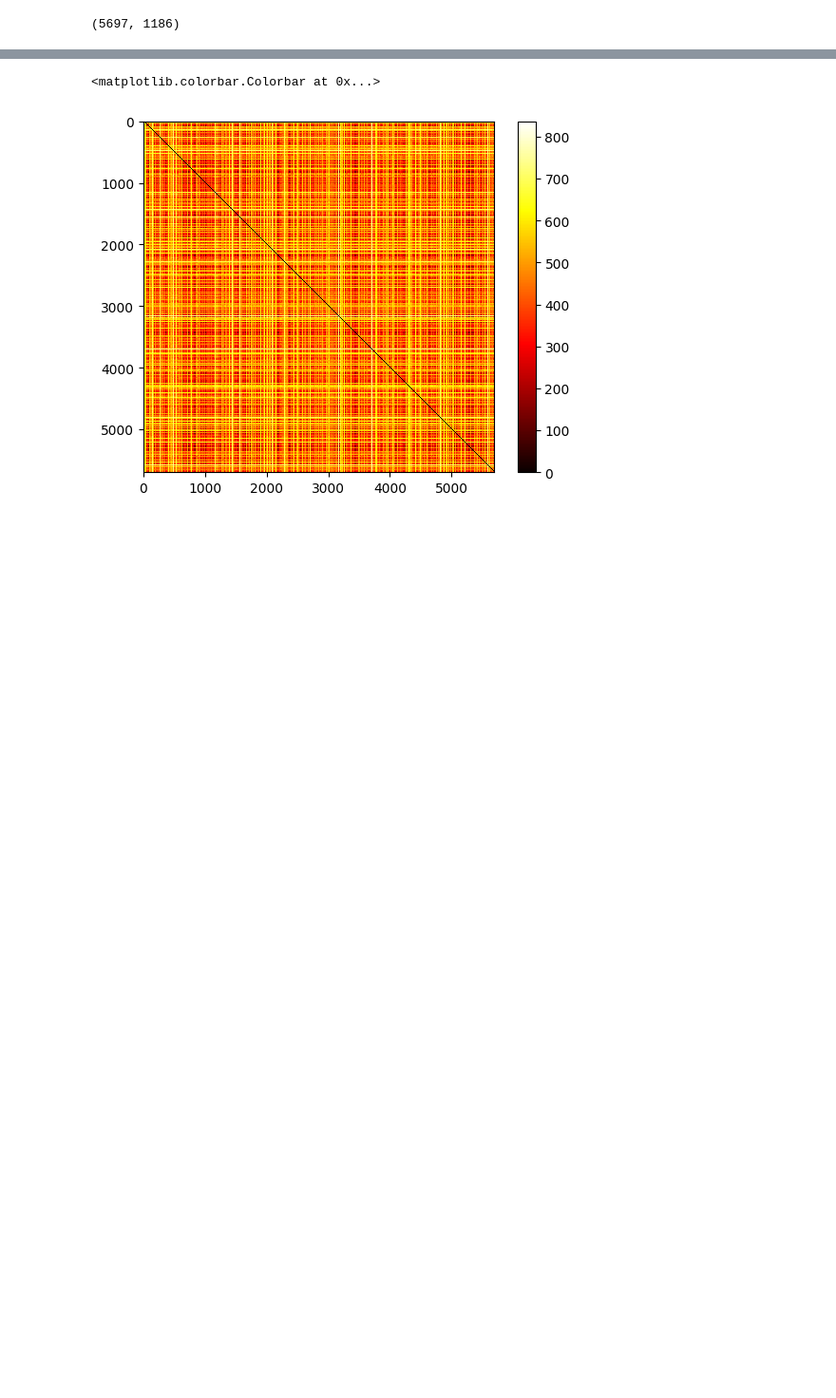
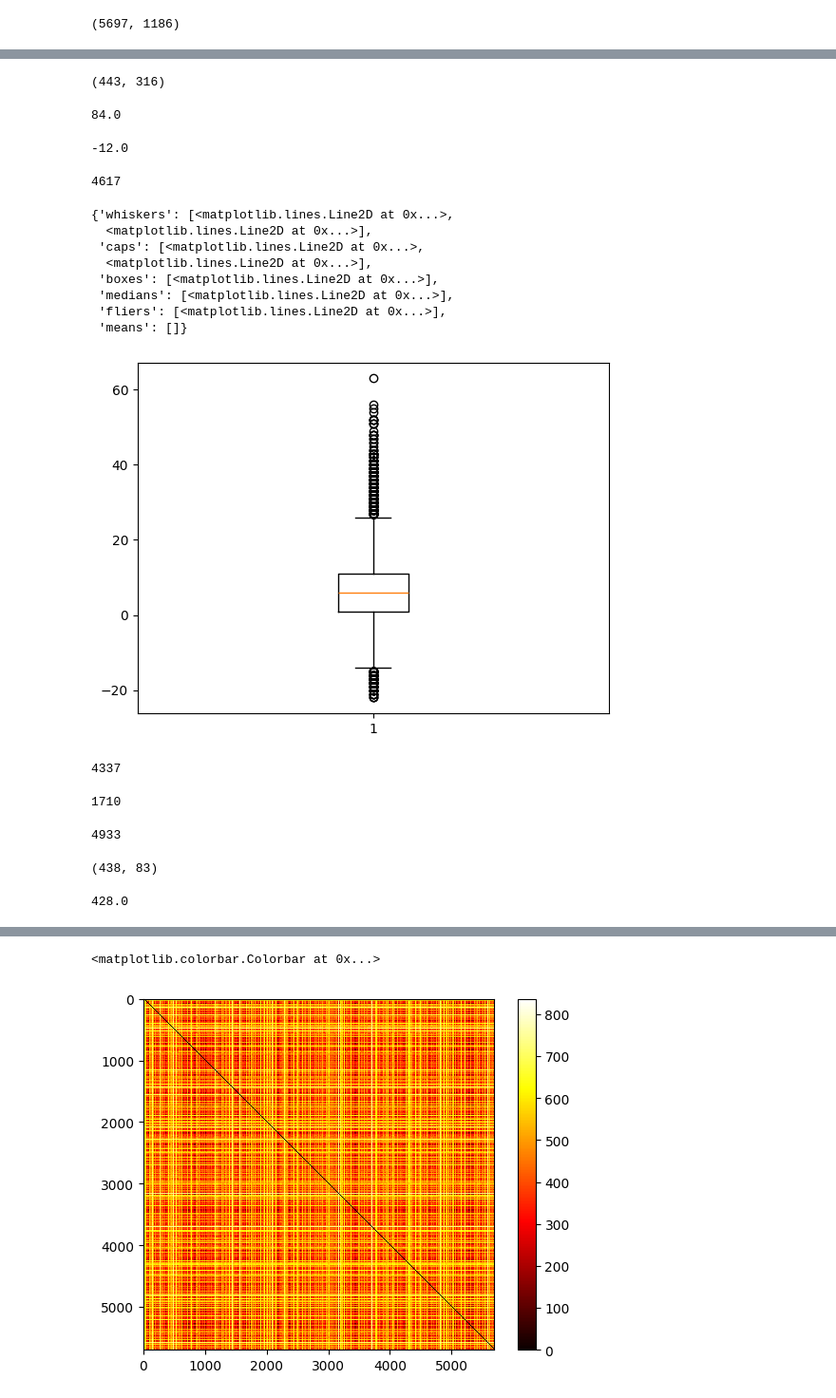
Before and after one commit to Innoviox/CoNQuiStAdoRES, a Jupyter notebook: diffcompress.ipynb, the cells around one changed output, grey strips where cells are left out. Shown at 95% size. Drawn from its saved outputs; the diff is of its cells as text; code cells hidden in the pictures; blank space fills up the shorter version.

```diff
--- a/diffcompress.ipynb
+++ b/diffcompress.ipynb
@@ -28,7 +32,7 @@ for i in tqdm.trange(ncells):
 
 for i in tqdm.trange(ncells):
     for j in range(ncells):
-        sims[i][j] = np.sum(np.absolute(cells[i] - cells[j]))
+        sims[i][j] = np.count_nonzero(np.absolute(cells[i] - cells[j]))
 # %%
 plt.imshow(sims, cmap='hot', interpolation='none')
 plt.colorbar()
@@ -43,0 +60,63 @@ for i in tqdm.trange(ncells):
+# %%
+np.count_nonzero(cells[3000]), np.count_nonzero(cells[1958])
+# %% [output]
+(443, 316)
+# %%
+def similarity(cell1, cell2):
+    return nonzeros[cell1] - sims2[cell1][cell2]
+
+def best_friend(cell):
+    return max(it.chain(range(cell), range(cell + 1, ncells)), key=lambda other: similarity(cell, other))
+
+def max_similarity(cell):
+    return max(map(lambda other: similarity(cell, other), it.chain(range(cell), range(cell + 1, ncells))))
+# %%
+sims2[0][560]
+# %% [output]
+84.0
+# %%
+max_similarity(1053)
+# %% [output]
+-12.0
+# %%
+best_friend(1053)
+# %% [output]
+4617
+# %%
+bests = [max_similarity(i) for i in range(ncells)]
+plt.boxplot(bests)
+# %% [output]
+{'whiskers': [<matplotlib.lines.Line2D at 0x...>,
+  <matplotlib.lines.Line2D at 0x...>],
+ 'caps': [<matplotlib.lines.Line2D at 0x...>,
+  <matplotlib.lines.Line2D at 0x...>],
+ 'boxes': [<matplotlib.lines.Line2D at 0x...>],
+ 'medians': [<matplotlib.lines.Line2D at 0x...>],
+ 'fliers': [<matplotlib.lines.Line2D at 0x...>],
+ 'means': []}
+[figure, added]
+# %%
+# best_cells = [best_friend(i) for i in range(ncells)]
+representatives = []
+for i in tqdm.trange(ncells):
+    if max_similarity(i) > 0:
+        representatives.append(i)
+sum(Counter(representatives).values())
+# %% [output]
+4337
+# %%
+best_friend(4933)
+# %% [output]
+1710
+# %%
+best_friend(2)
+# %% [output]
+4933
+# %%
+nonzeros[2], nonzeros[4933]
+# %% [output]
+(438, 83)
+# %%
+sims2[4933][2]
+# %% [output]
+428.0
```
Also changed, not shown: parts of 21 cells of this notebook, 5 other files.
